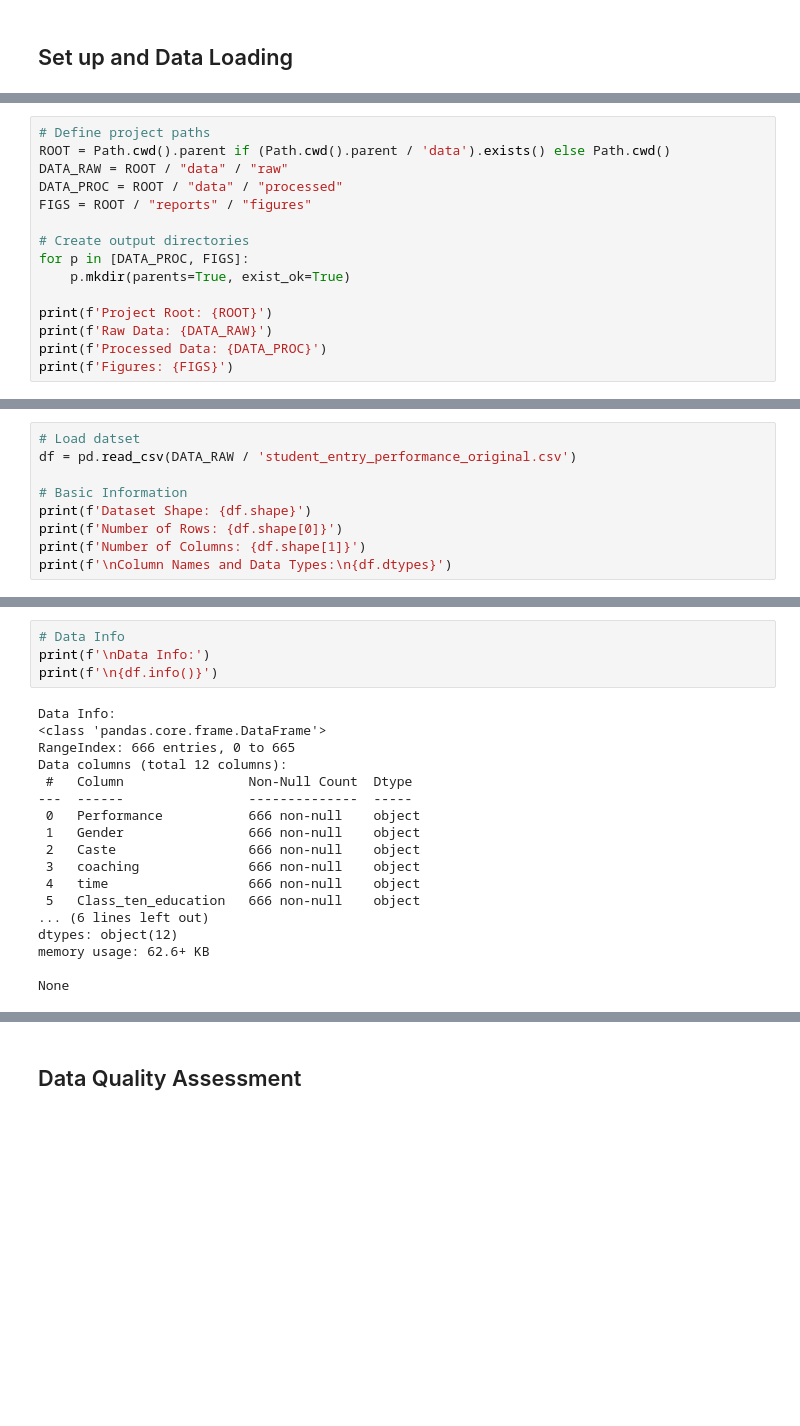
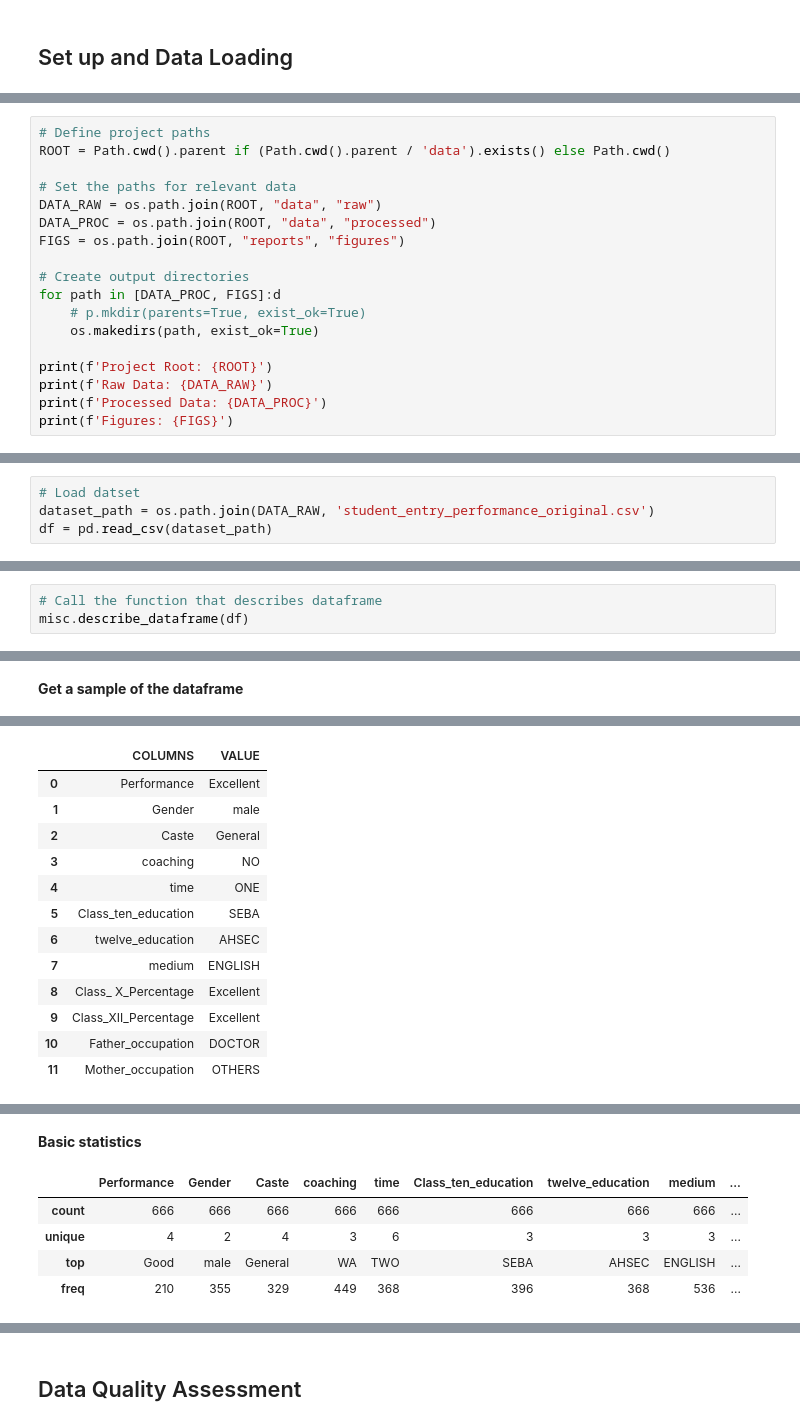
Before and after one commit to Lia1566/MLOps-Phase2, a Jupyter notebook: notebooks/01_data_exploration.ipynb, the cells around one changed output, grey strips where cells are left out. Cells and saved outputs as stored; diff of their text form; blank space fills up the shorter version.

Commit message:
Describe dataframe function

```diff
--- a/notebooks/01_data_exploration.ipynb
+++ b/notebooks/01_data_exploration.ipynb
@@ -30,13 +39,16 @@ plt.rcParams['figure.figsize'] = (12, 6)
 # %%
 # Define project paths
 ROOT = Path.cwd().parent if (Path.cwd().parent / 'data').exists() else Path.cwd()
-DATA_RAW = ROOT / "data" / "raw"
-DATA_PROC = ROOT / "data" / "processed"
-FIGS = ROOT / "reports" / "figures"
+
+# Set the paths for relevant data
+DATA_RAW = os.path.join(ROOT, "data", "raw")
+DATA_PROC = os.path.join(ROOT, "data", "processed")
+FIGS = os.path.join(ROOT, "reports", "figures")
 
 # Create output directories
-for p in [DATA_PROC, FIGS]:
-    p.mkdir(parents=True, exist_ok=True)
+for path in [DATA_PROC, FIGS]:d
+    # p.mkdir(parents=True, exist_ok=True)
+    os.makedirs(path, exist_ok=True)
 
 print(f'Project Root: {ROOT}')
 print(f'Raw Data: {DATA_RAW}')
@@ -50,9 +62,4 @@ Figures: /Users/lia/Desktop/Fase1/reports/figures
 # %%
 # Load datset
-df = pd.read_csv(DATA_RAW / 'student_entry_performance_original.csv')
-
-# Basic Information
-print(f'Dataset Shape: {df.shape}')
-print(f'Number of Rows: {df.shape[0]}')
-print(f'Number of Columns: {df.shape[1]}')
-print(f'\nColumn Names and Data Types:\n{df.dtypes}')
+dataset_path = os.path.join(DATA_RAW, 'student_entry_performance_original.csv')
+df = pd.read_csv(dataset_path)
@@ -121,22 +66,4 @@ freq                 277               442
-# %%
-# Data Info
-print(f'\nData Info:')
-print(f'\n{df.info()}')
-# %% [output]
-Data Info:
-<class 'pandas.core.frame.DataFrame'>
-RangeIndex: 666 entries, 0 to 665
-Data columns (total 12 columns):
- #   Column                Non-Null Count  Dtype
----  ------                --------------  -----
- 0   Performance           666 non-null    object
- 1   Gender                666 non-null    object
- 2   Caste                 666 non-null    object
- 3   coaching              666 non-null    object
- 4   time                  666 non-null    object
- 5   Class_ten_education   666 non-null    object
-... (6 lines left out)
-dtypes: object(12)
-memory usage: 62.6+ KB
-
-None
+# %%
+# Call the function that describes dataframe
+misc.describe_dataframe(df)
+# %% [output]
@@ -142,0 +91 @@ None
+Get a sample of the dataframe
@@ -142,0 +93,13 @@ None
+|  | COLUMNS | VALUE |
+| 0 | Performance | Excellent |
+| 1 | Gender | male |
+| 2 | Caste | General |
+| 3 | coaching | NO |
+| 4 | time | ONE |
+| 5 | Class_ten_education | SEBA |
+| 6 | twelve_education | AHSEC |
+| 7 | medium | ENGLISH |
+| 8 | Class_ X_Percentage | Excellent |
+| 9 | Class_XII_Percentage | Excellent |
+| 10 | Father_occupation | DOCTOR |
+| 11 | Mother_occupation | OTHERS |
@@ -142,0 +107,6 @@ None
+Basic statistics
+|  | Performance | Gender | Caste | coaching | time | Class_ten_education | twelve_education | medium | ... |
+| count | 666 | 666 | 666 | 666 | 666 | 666 | 666 | 666 | ... |
+| unique | 4 | 2 | 4 | 3 | 6 | 3 | 3 | 3 | ... |
+| top | Good | male | General | WA | TWO | SEBA | AHSEC | ENGLISH | ... |
+| freq | 210 | 355 | 329 | 449 | 368 | 396 | 368 | 536 | ... |
```
Also changed, not shown: parts of 8 cells of this notebook, 1 other file.
